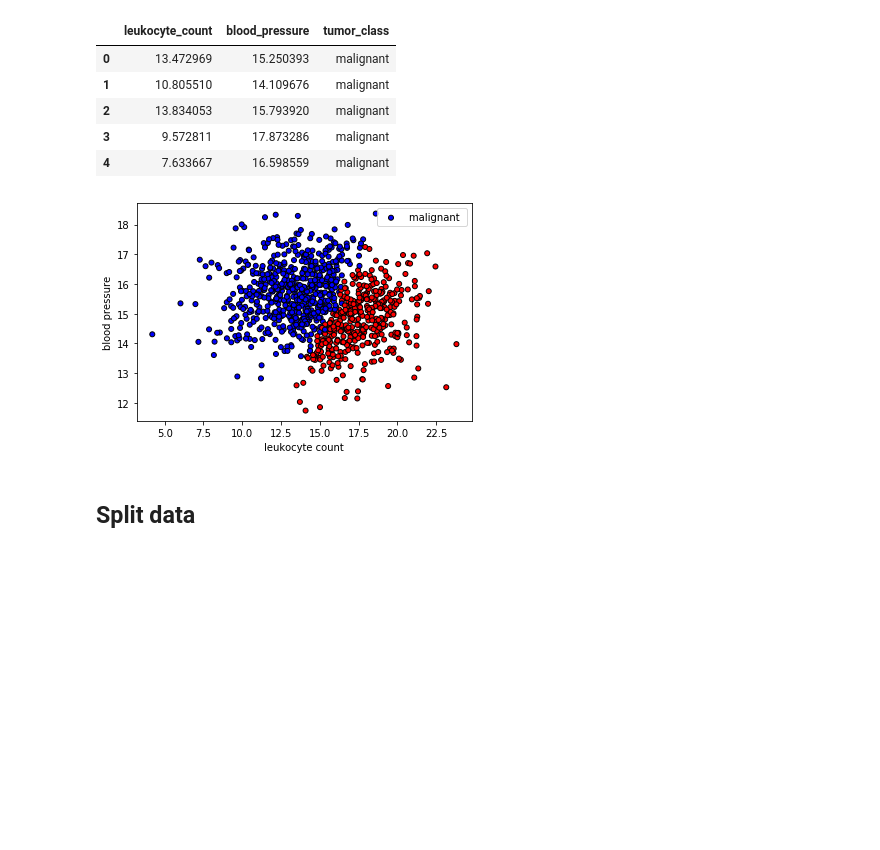
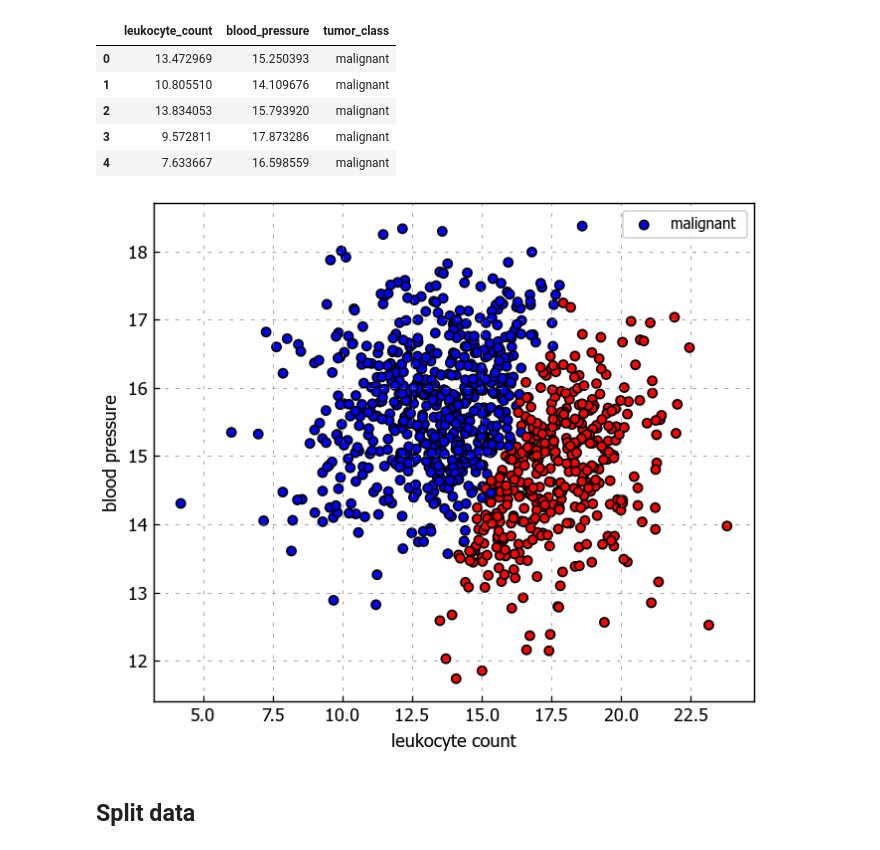
Before and after one commit to thangckt/note_ml, a Jupyter notebook: notebook/1_Practices/2_PT_Logistic_Regression.ipynb, the cells around one changed output. Cells and saved outputs as stored; diff of their text form; code cells hidden in the pictures; blank space fills up the shorter version.

```diff
--- a/notebook/1_Practices/2_PT_Logistic_Regression.ipynb
+++ b/notebook/1_Practices/2_PT_Logistic_Regression.ipynb
@@ -41,9 +45,13 @@ We'll used some synthesized data to train our models on. The task is to determin
 # %%
 import matplotlib.pyplot as plt
+plt.style.use('../light.mplstyle')
+
 import numpy as np
 import pandas as pd
 from pandas.plotting import scatter_matrix
-import urllib
+import requests
+
+dir_nb = globals()['_dh'][0]
 # %%
 SEED = 1234
 DATA_FILE = 'tumors.csv'
@@ -76,14 +81,15 @@ X = df[['leukocyte_count', 'blood_pressure']].values
 y = df['tumor_class'].values
 # %%
 # Plot data
+plt.figure(figsize=(6,5))
 colors = {'benign': 'red', 'malignant': 'blue'}
 plt.scatter(X[:, 0], X[:, 1], c=[colors[_y] for _y in y], s=25, edgecolors='k')
 plt.xlabel('leukocyte count')
 plt.ylabel('blood pressure')
 plt.legend(['malignant ', 'benign'], loc="upper right")
 plt.show()
 # %% [output]
-[figure, old version]
+[figure, new version]
 # %% [markdown]
 ## Split data
 # %%
```
Also changed, not shown: parts of 17 cells of this notebook, 2 other files.
